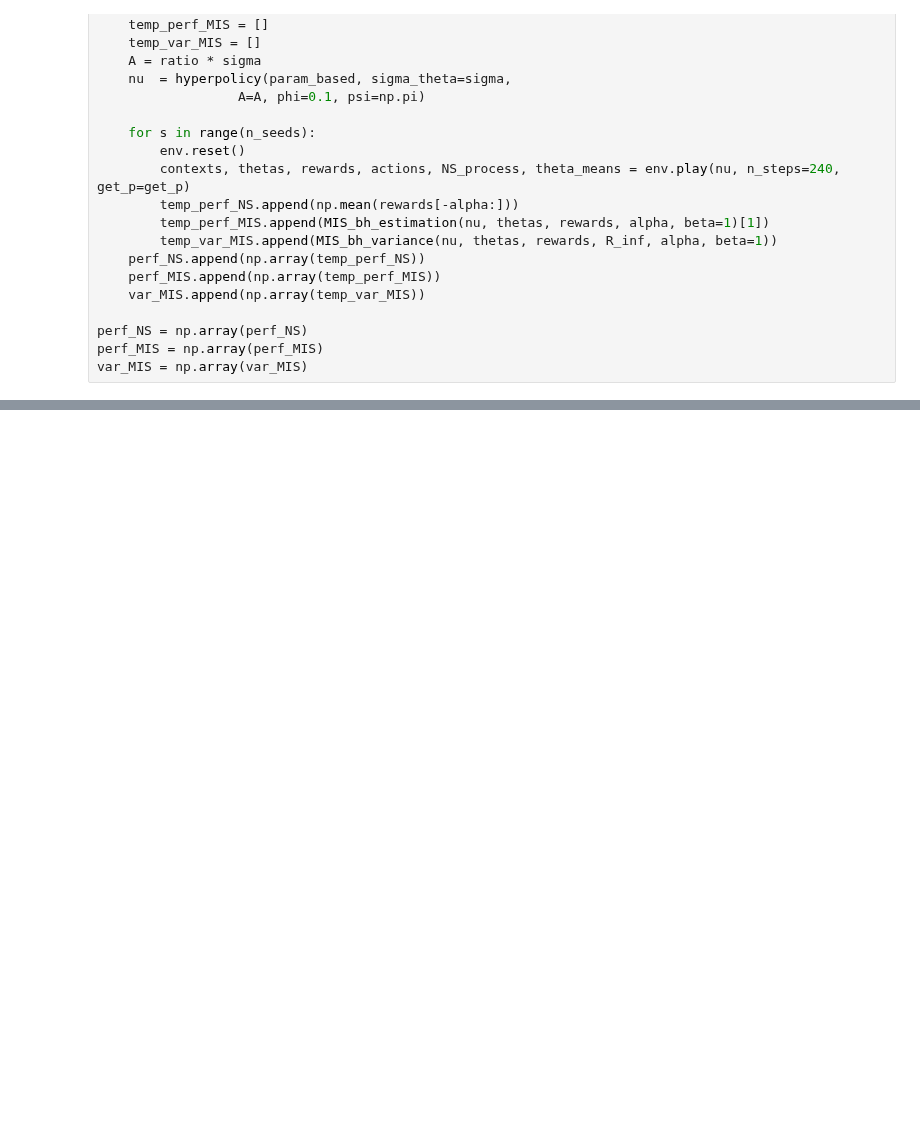
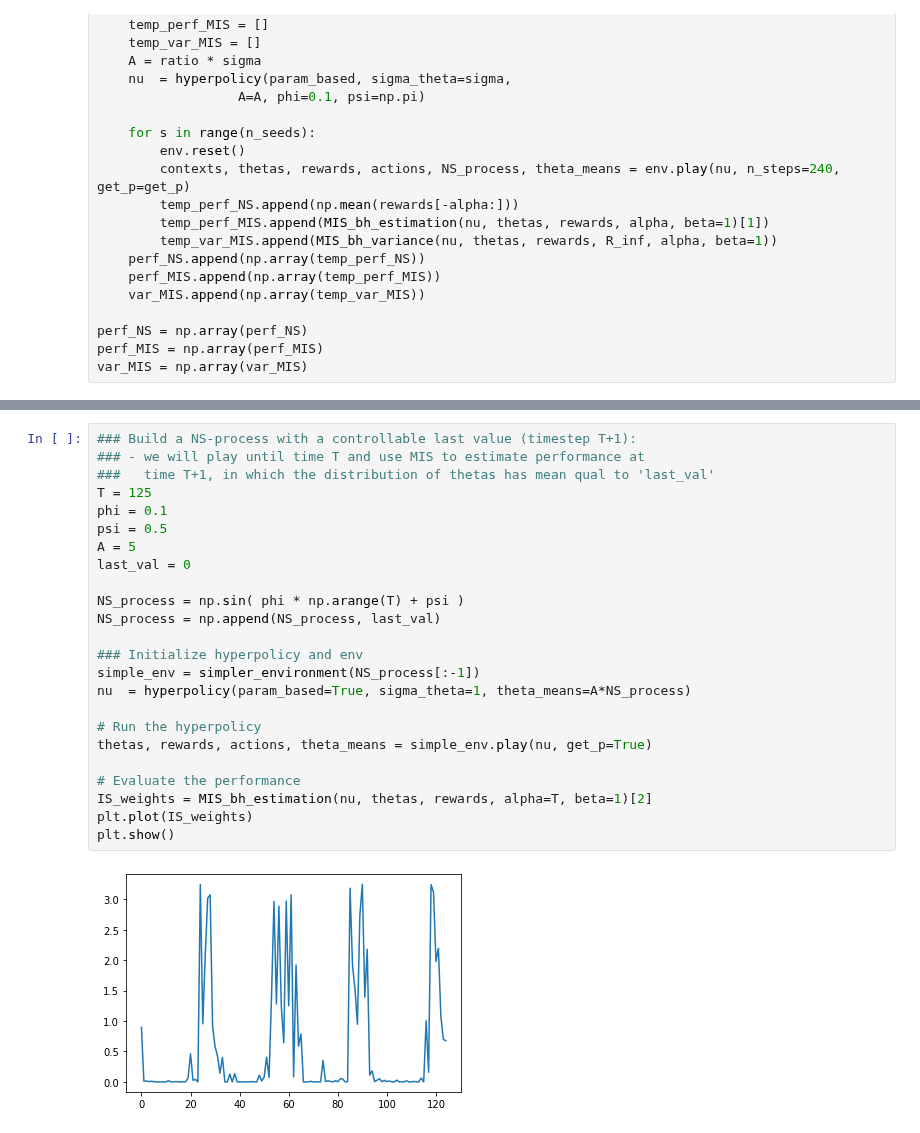
Before and after one commit to francescovidaich964/Como_lake, a Jupyter notebook: bandit_tests/non-stat_contextual_bandits.ipynb, the cells around one changed output, grey strips where cells are left out. Drawn from its saved outputs; the diff is of its cells as text; blank space fills up the shorter version.

```diff
--- a/bandit_tests/non-stat_contextual_bandits.ipynb
+++ b/bandit_tests/non-stat_contextual_bandits.ipynb
@@ -535,0 +611,26 @@ ax.legend()
+# %%
+### Build a NS-process with a controllable last value (timestep T+1):
+### - we will play until time T and use MIS to estimate performance at
+###   time T+1, in which the distribution of thetas has mean qual to 'last_val'
+T = 125
+phi = 0.1
+psi = 0.5
+A = 5
+last_val = 0
+
+NS_process = np.sin( phi * np.arange(T) + psi )
+NS_process = np.append(NS_process, last_val)
+
+### Initialize hyperpolicy and env
+simple_env = simpler_environment(NS_process[:-1])
+nu  = hyperpolicy(param_based=True, sigma_theta=1, theta_means=A*NS_process)
+
+# Run the hyperpolicy
+thetas, rewards, actions, theta_means = simple_env.play(nu, get_p=True)
+
+# Evaluate the performance
+IS_weights = MIS_bh_estimation(nu, thetas, rewards, alpha=T, beta=1)[2]
+plt.plot(IS_weights)
+plt.show()
+# %% [output]
+[figure, added]
```
Also changed, not shown: parts of 12 cells of this notebook, 2 other files.
